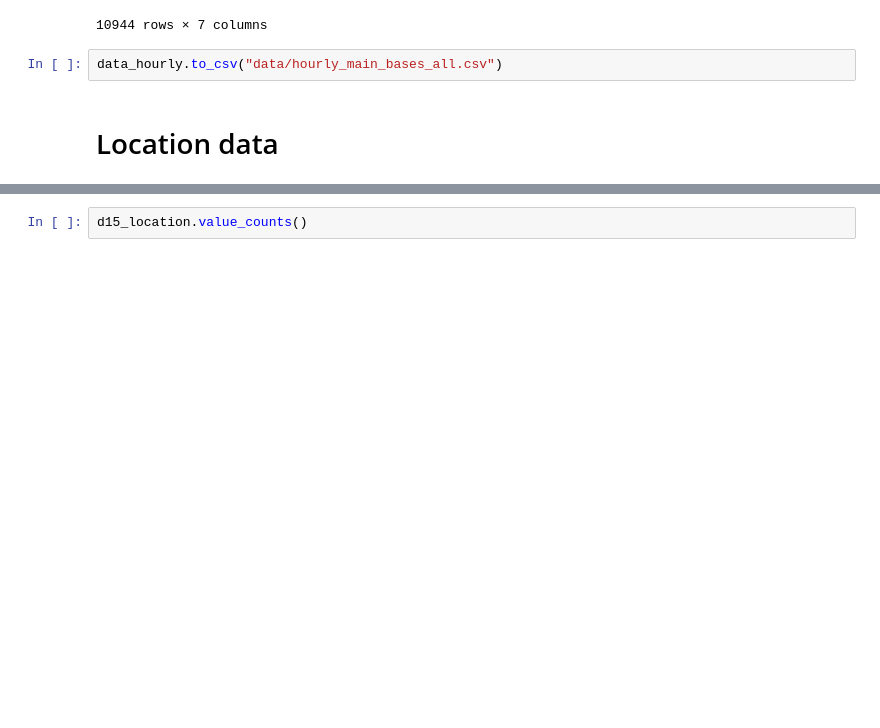
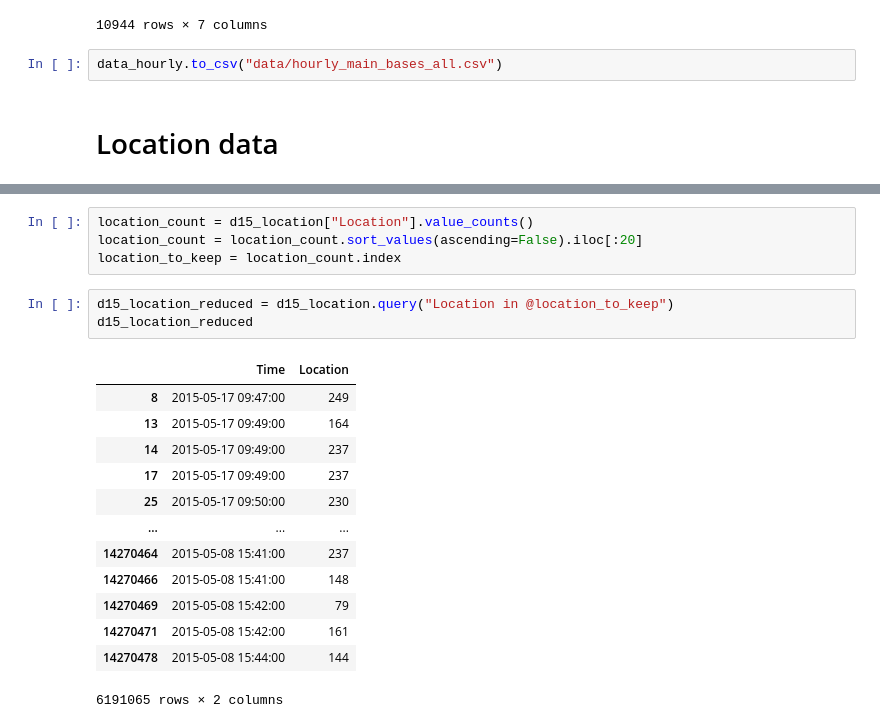
Before and after one commit to clementB94/time_series_project, a Jupyter notebook: merge_data.ipynb, the cells around one changed output, grey strips where cells are left out. Cells and saved outputs as stored; diff of their text form; blank space fills up the shorter version.

```diff
--- a/merge_data.ipynb
+++ b/merge_data.ipynb
@@ -170,2 +183,21 @@ MemoryError: Unable to allocate 6.85 TiB for an array with shape (2744783, 27447
-# %%
-d15_location.value_counts()
+# %%
+location_count = d15_location["Location"].value_counts()
+location_count = location_count.sort_values(ascending=False).iloc[:20]
+location_to_keep = location_count.index
+# %%
+d15_location_reduced = d15_location.query("Location in @location_to_keep")
+d15_location_reduced
+# %% [output]
+|  | Time | Location |
+| 8 | 2015-05-17 09:47:00 | 249 |
+| 13 | 2015-05-17 09:49:00 | 164 |
+| 14 | 2015-05-17 09:49:00 | 237 |
+| 17 | 2015-05-17 09:49:00 | 237 |
+| 25 | 2015-05-17 09:50:00 | 230 |
+| ... | ... | ... |
+| 14270464 | 2015-05-08 15:41:00 | 237 |
+| 14270466 | 2015-05-08 15:41:00 | 148 |
+| 14270469 | 2015-05-08 15:42:00 | 79 |
+| 14270471 | 2015-05-08 15:42:00 | 161 |
+| 14270478 | 2015-05-08 15:44:00 | 144 |
+6191065 rows × 2 columns
```
Also changed, not shown: parts of 9 cells of this notebook, 2 other files.
